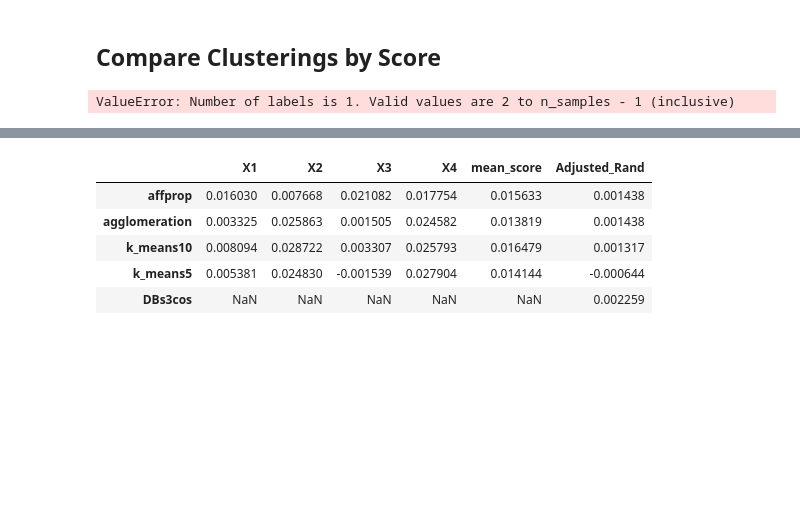
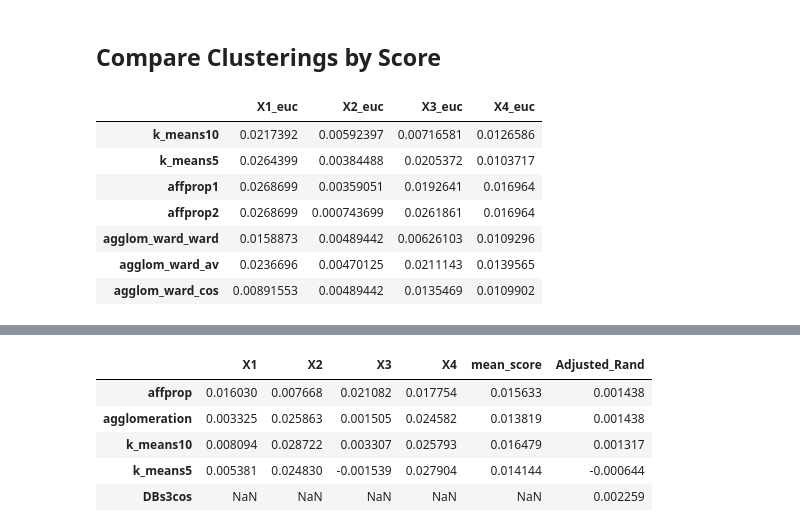
Before and after one commit to chrisoyer/unsupervised_learning-scifi_stories, a Jupyter notebook: scifi_stories.ipynb, the cells around one changed output, grey strips where cells are left out. Saved outputs shown, nothing was run; the diff lists cells and outputs as text; code cells hidden in the pictures; blank space fills up the shorter version.

```diff
--- a/scifi_stories.ipynb
+++ b/scifi_stories.ipynb
@@ -494,6 +488,6 @@ model_list = {'k_means10': k_means10,
               'agglom_ward_ward': agglom_ward,
               'agglom_ward_av': agglom_av,
               'agglom_ward_cos': agglom_ward_cos,
-              'spectralcosine': spectralcosine
+             # 'spectralcosine': spectralcosine #causes errors due to low number of clusters.
              }
 # %%
@@ -506,14 +500,11 @@ for key, value in model_list.items():
-# %%
-#old
-cluster_score_df.loc["affprop"] = sil_score(affprop)
-#too few clusters to run on subsample without error given min requirements for silhouette score
-#cluster_score_df.loc["DBs1"] = sil_score(DBs02)
-#cluster_score_df.loc["DBs03"] = sil_score(DBs03)
-cluster_score_df.loc["agglomeration"] = sil_score(agglom)
-cluster_score_df.loc["k_means10"] = sil_score(k_means10)
-cluster_score_df.loc["k_means5"] = sil_score(k_means5)
-cluster_score_df.loc["DBs3cos"] = sil_score(DBs3cos)
-
-cluster_score_df["mean_score"] = cluster_score_df.mean(axis=1)
-# %% [output]
-ValueError: Number of labels is 1. Valid values are 2 to n_samples - 1 (inclusive)
+# %%
+cluster_score_df.loc[:,cluster_score_df.columns.str.endswith("_euc")]
+# %% [output]
+|  | X1_euc | X2_euc | X3_euc | X4_euc |
+| k_means10 | 0.0217392 | 0.00592397 | 0.00716581 | 0.0126586 |
+| k_means5 | 0.0264399 | 0.00384488 | 0.0205372 | 0.0103717 |
+| affprop1 | 0.0268699 | 0.00359051 | 0.0192641 | 0.016964 |
+| affprop2 | 0.0268699 | 0.000743699 | 0.0261861 | 0.016964 |
+| agglom_ward_ward | 0.0158873 | 0.00489442 | 0.00626103 | 0.0109296 |
+| agglom_ward_av | 0.0236696 | 0.00470125 | 0.0211143 | 0.0139565 |
+| agglom_ward_cos | 0.00891553 | 0.00489442 | 0.0135469 | 0.0109902 |
```
Also changed, not shown: parts of 36 cells of this notebook.
